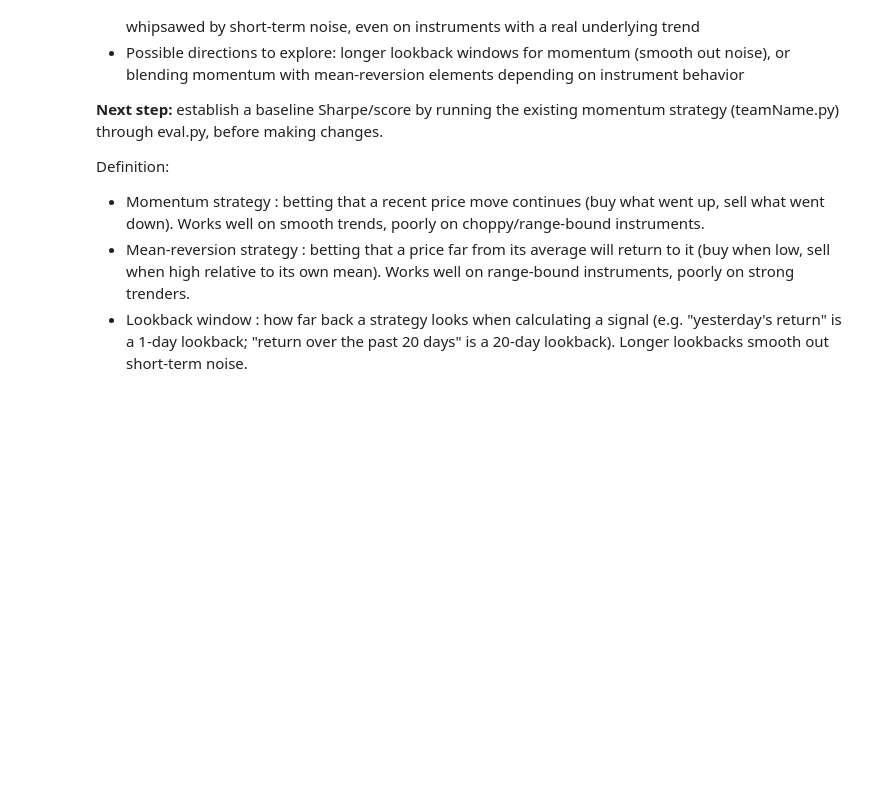
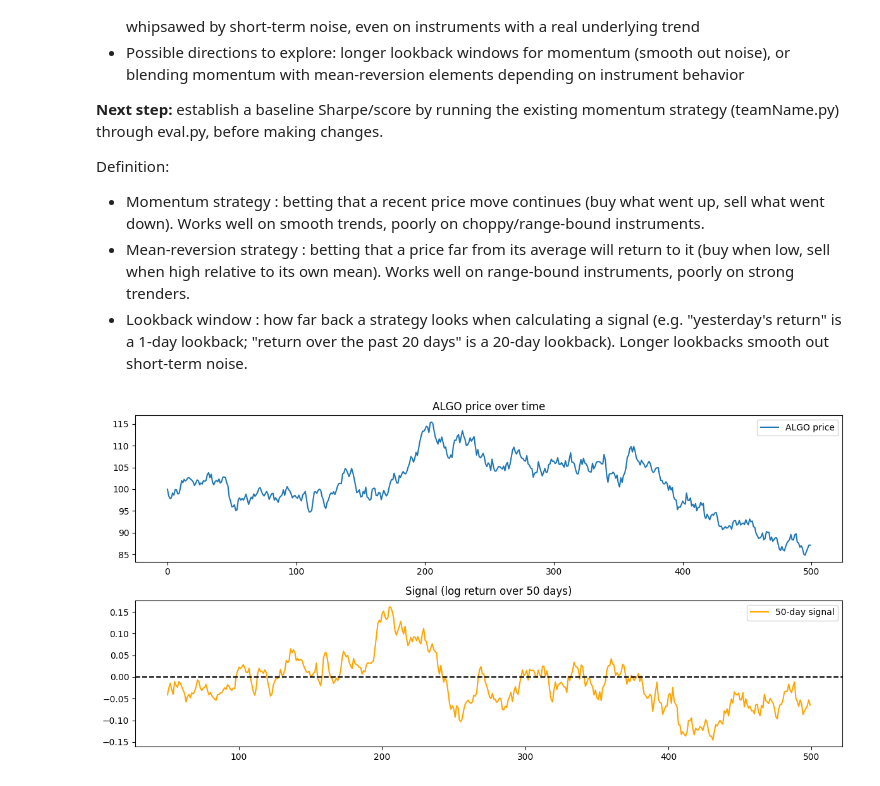
Before and after one commit to kvngu0/algothon2026_AlphaLeak, a Jupyter notebook: Test1.ipynb, the cells around one changed output. Saved outputs shown, nothing was run; the diff lists cells and outputs as text; code cells hidden in the pictures; blank space fills up the shorter version.

Commit message:
Add signal 50 day lookback window

```diff
--- a/Test1.ipynb
+++ b/Test1.ipynb
@@ -170,3 +170,30 @@ Definition:
 - Momentum strategy : betting that a recent price move continues (buy what went up, sell what went down). Works well on smooth trends, poorly on choppy/range-bound instruments.
 - Mean-reversion strategy : betting that a price far from its average will return to it (buy when low, sell when high relative to its own mean). Works well on range-bound instruments, poorly on strong trenders.
 - Lookback window : how far back a strategy looks when calculating a signal (e.g. "yesterday's return" is a 1-day lookback; "return over the past 20 days" is a 20-day lookback). Longer lookbacks smooth out short-term noise.
+# %%
+# Pick one instrument to visualize, e.g. ALGO
+instrument = 'ALGO'
+prices = df[instrument].values
+
+lookback = 50
+signal = np.log(prices[lookback:] / prices[:-lookback])  # today vs N days ago, for every day
+
+plt.figure(figsize=(12,6))
+
+# Top: the actual price
+plt.subplot(2,1,1)
+plt.plot(prices, label=f'{instrument} price')
+plt.title(f'{instrument} price over time')
+plt.legend()
+
+# Bottom: the signal your strategy is computing each day
+plt.subplot(2,1,2)
+plt.plot(range(lookback, len(prices)), signal, label=f'{lookback}-day signal', color='orange')
+plt.axhline(0, color='black', linestyle='--')  # zero line - above = "buy" zone, below = "sell" zone
+plt.title(f'Signal (log return over {lookback} days)')
+plt.legend()
+
+plt.tight_layout()
+plt.show()
+# %% [output]
+[figure, added]
```
